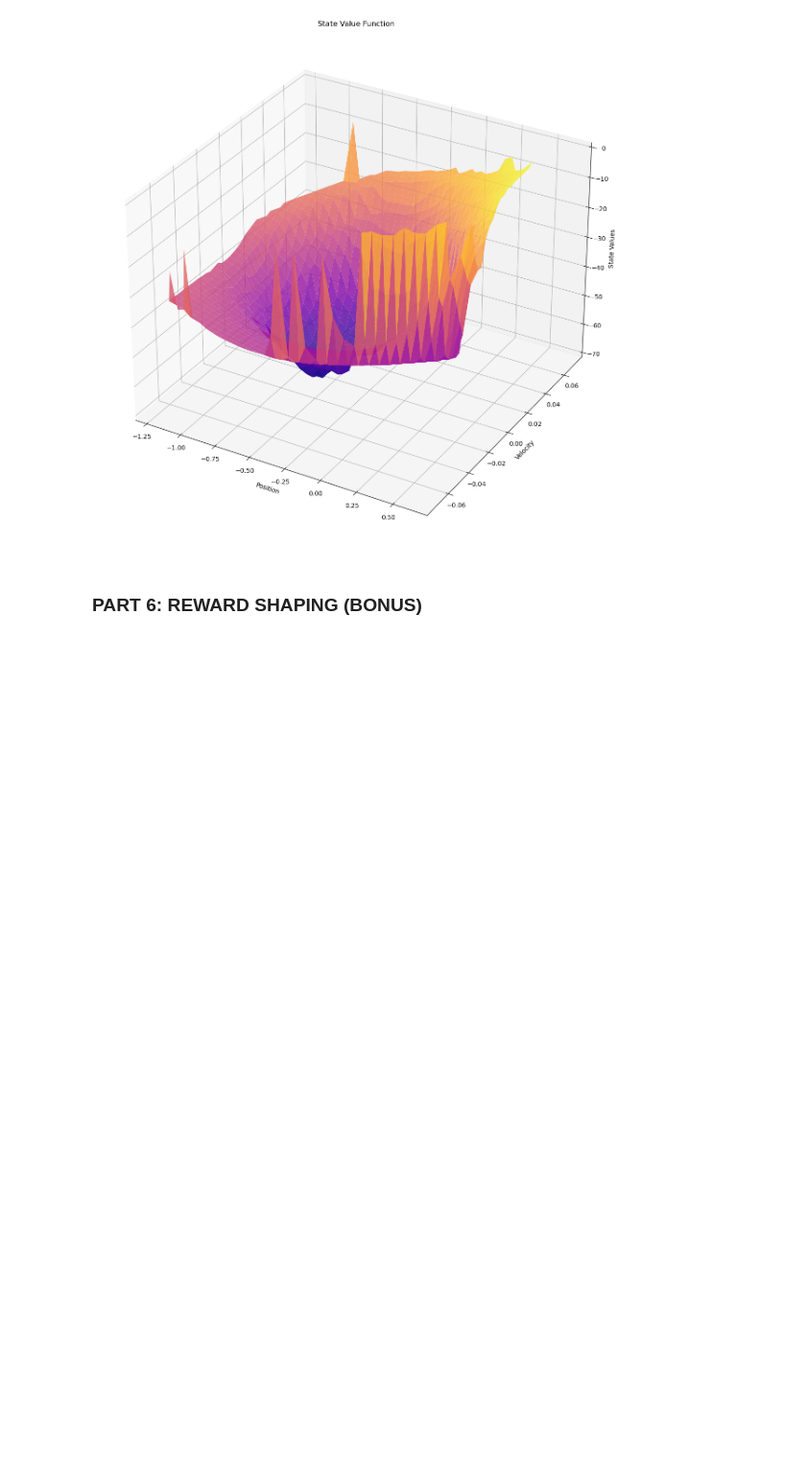
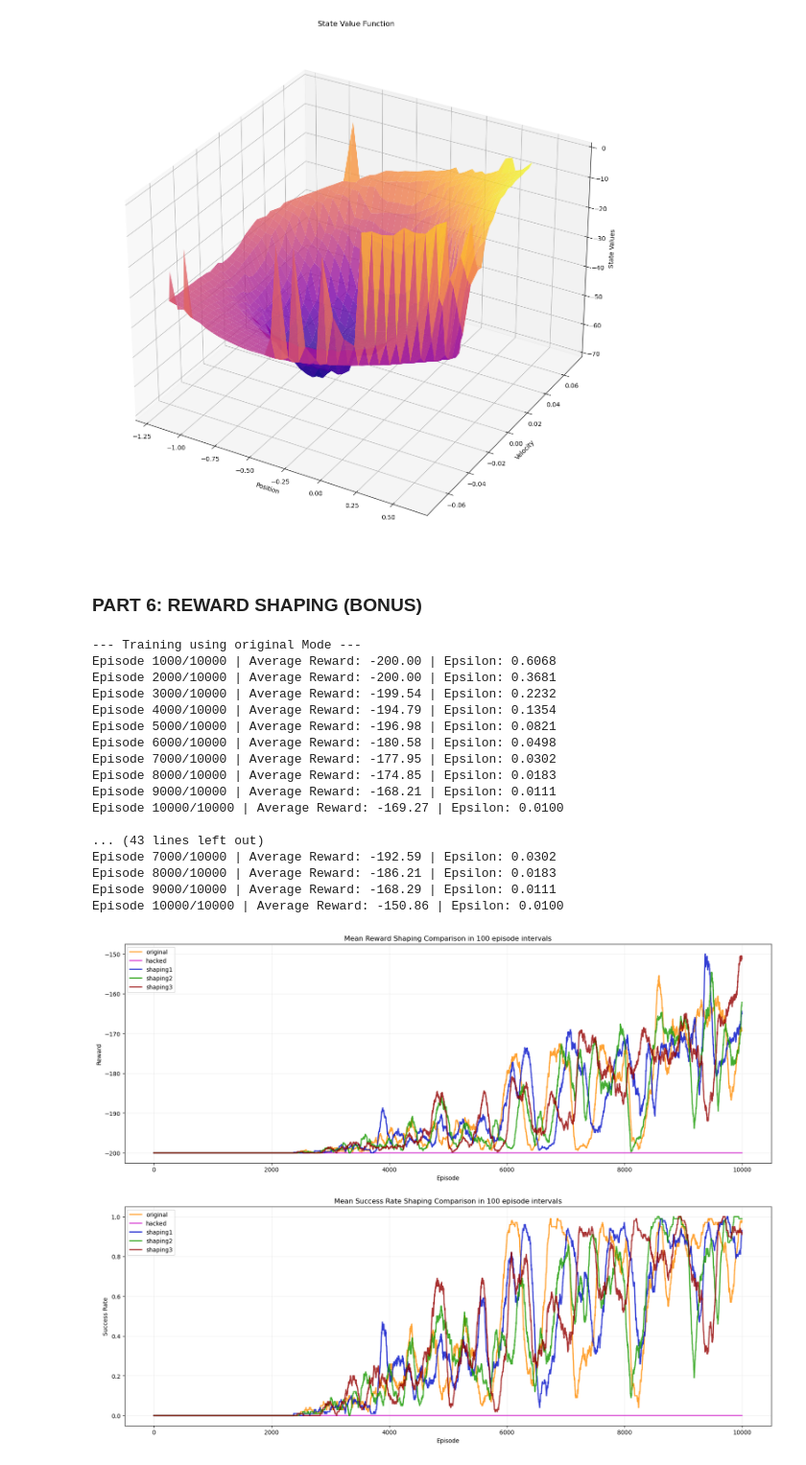
Before and after one commit to sami-rk/MountainCarRL, a Jupyter notebook: RL_model.ipynb, the cells around one changed output. Shown at 96% size. Saved outputs shown, nothing was run; the diff lists cells and outputs as text; code cells hidden in the pictures; blank space fills up the shorter version.

Commit message:
Test different Reward Strategies

```diff
--- a/RL_model.ipynb
+++ b/RL_model.ipynb
@@ -764,24 +860,85 @@ class ShapedCarAgent:
 # %%
 """
-TODO:
 Run reward shaping experiments and compare different modes:
 
 1. Define the list of modes:
    ['original', 'hacked', 'shaping1', 'shaping2', 'shaping3']
 
 2. For each mode:
    - Create a new MountainCar-v0 environment.
    - Initialize a ShapedCarAgent with the given mode.
    - Train the agent.
    - Store:
         * Episode rewards (original environment reward)
         * Success flags (0/1)
    - Close the environment.
 
 3. Plot:
    - Smoothed learning curves (moving average of rewards).
    - Smoothed success rates (moving average of success flags).
 """
 
 modes = ['original', 'hacked', 'shaping1', 'shaping2', 'shaping3']
 results = {}
+
+for mode in modes:
+    print(f"\n--- Training using {mode} Mode ---")
+    env = gym.make('MountainCar-v0')
+    agent = ShapedCarAgent(
+        env,
+        mode=mode
+    )
+    scores, success = agent.train()
+    env.close()
+
+    results[mode] = {
+        "scores": scores,
+        "success": success
+    }
+
+def moving_average(arr, window=100):
+    result = np.zeros(len(arr))
+    for i in range(len(arr)):
+        start = max(0, i - window + 1)
+        result[i] = np.mean(arr[start:i + 1])
+
+    return result
+
+figure, axes = plt.subplots(2, 1, figsize=(20, 15))
+colors = ["#FF8C00", "#D11FCB", "#000DCA", "#179A00", "#940000"]
+for i, mode in enumerate(modes):
+    axes[0].plot(moving_average(results[mode]["scores"]), color=colors[i], linewidth=2, alpha=0.8, label=mode)
+    axes[1].plot(moving_average(results[mode]["success"]), color=colors[i], linewidth=2, alpha=0.8, label=mode)
+
+axes[0].set_xlabel("Episode")
+axes[0].set_ylabel("Reward")
+axes[0].set_title("Mean Reward Shaping Comparison in 100 episode intervals")
+axes[0].legend()
+axes[0].grid(True, alpha=0.2)
+
+axes[1].set_xlabel("Episode")
+axes[1].set_ylabel("Success Rate")
+axes[1].set_title("Mean Success Rate Shaping Comparison in 100 episode intervals")
+axes[1].legend()
+axes[1].grid(True, alpha=0.2)
+
+plt.show()
+# %% [output]
+--- Training using original Mode ---
+Episode 1000/10000 | Average Reward: -200.00 | Epsilon: 0.6068
+Episode 2000/10000 | Average Reward: -200.00 | Epsilon: 0.3681
+Episode 3000/10000 | Average Reward: -199.54 | Epsilon: 0.2232
+Episode 4000/10000 | Average Reward: -194.79 | Epsilon: 0.1354
+Episode 5000/10000 | Average Reward: -196.98 | Epsilon: 0.0821
+Episode 6000/10000 | Average Reward: -180.58 | Epsilon: 0.0498
+Episode 7000/10000 | Average Reward: -177.95 | Epsilon: 0.0302
+Episode 8000/10000 | Average Reward: -174.85 | Epsilon: 0.0183
+Episode 9000/10000 | Average Reward: -168.21 | Epsilon: 0.0111
+Episode 10000/10000 | Average Reward: -169.27 | Epsilon: 0.0100
+
+... (43 lines left out)
+Episode 7000/10000 | Average Reward: -192.59 | Epsilon: 0.0302
+Episode 8000/10000 | Average Reward: -186.21 | Epsilon: 0.0183
+Episode 9000/10000 | Average Reward: -168.29 | Epsilon: 0.0111
+Episode 10000/10000 | Average Reward: -150.86 | Epsilon: 0.0100
+[figure, added]
```
Also changed, not shown: parts of 1 cell of this notebook.
